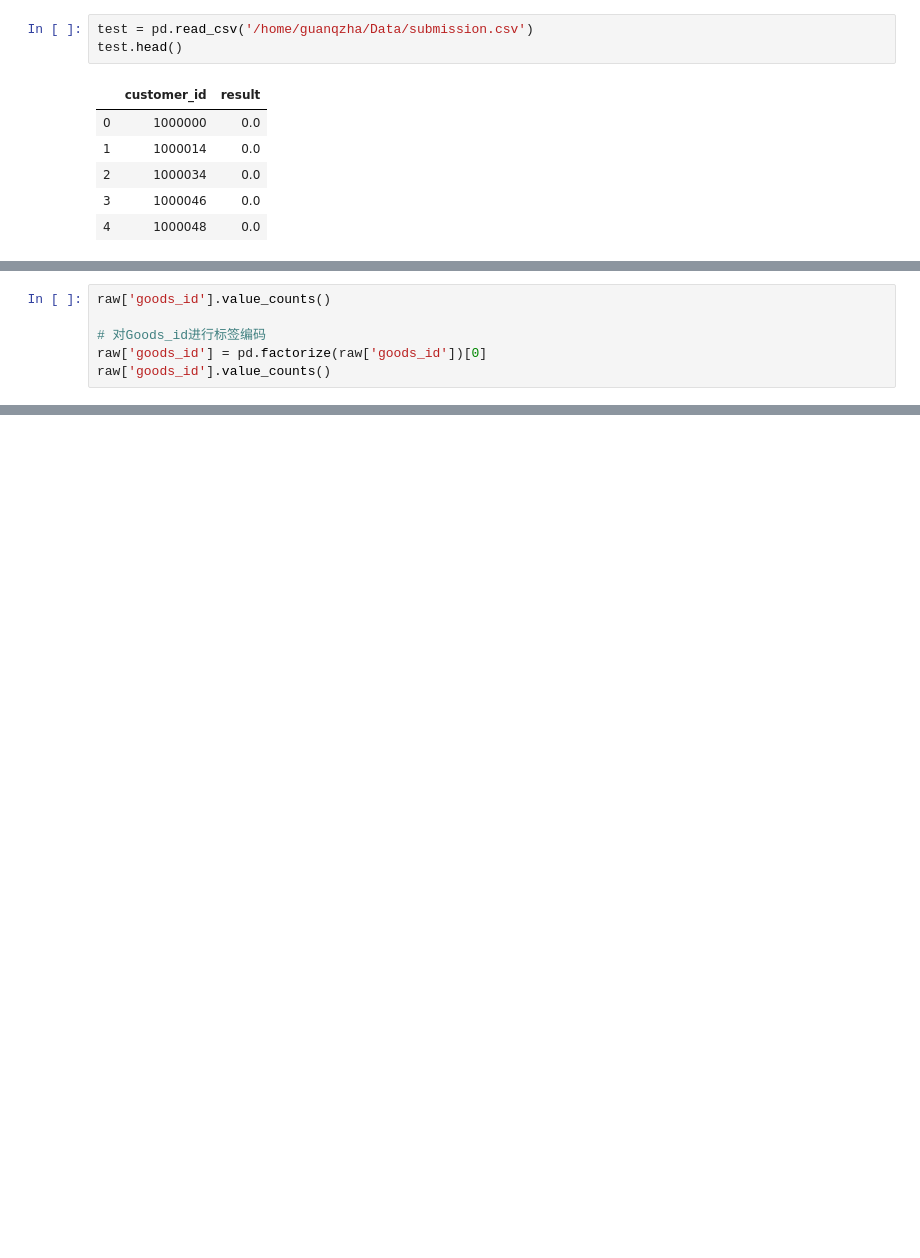
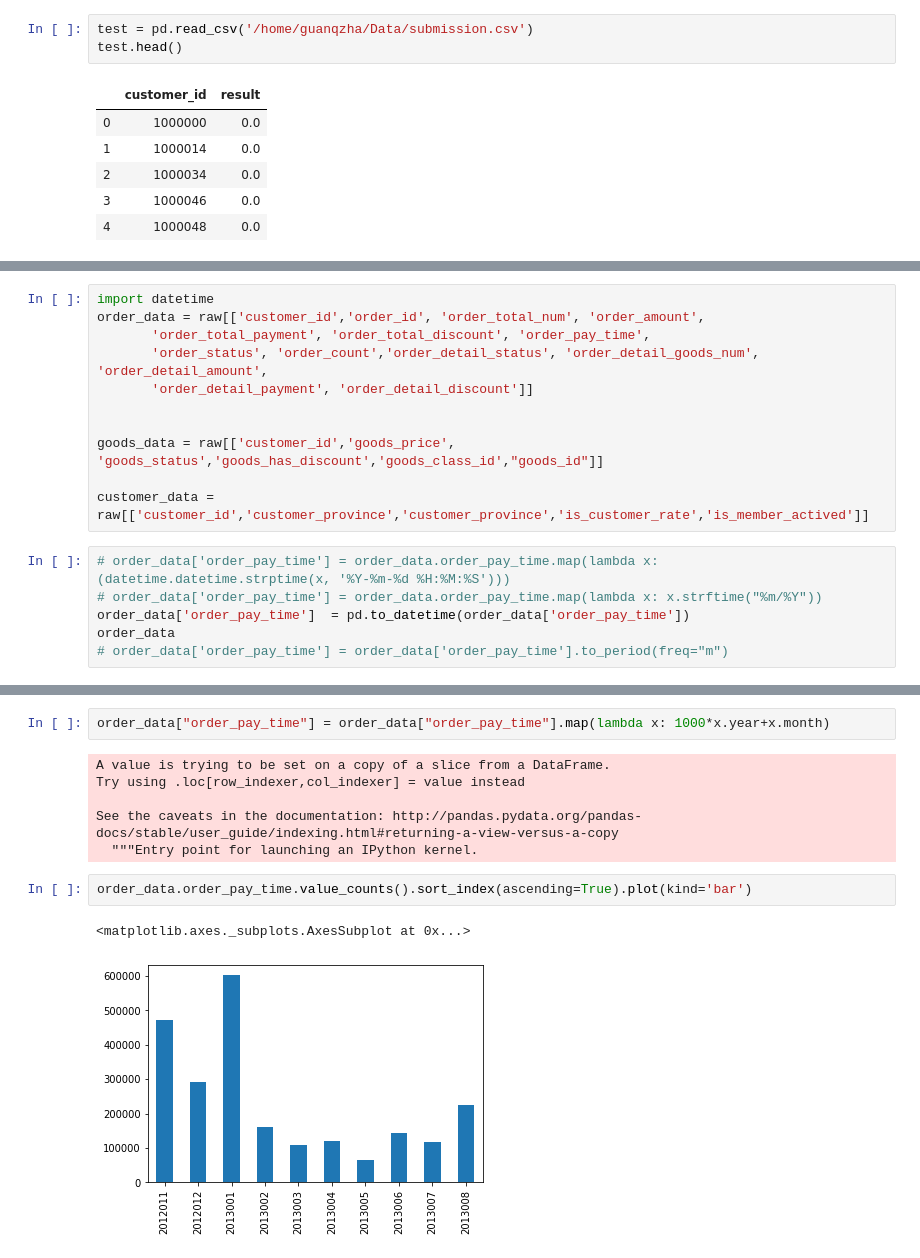
Before and after one commit to guanqin-123/kkb_notes, a Jupyter notebook: homework8.ipynb, the cells around one changed output, grey strips where cells are left out. Cells and saved outputs as stored; diff of their text form; blank space fills up the shorter version.

```diff
--- a/homework8.ipynb
+++ b/homework8.ipynb
@@ -90,6 +86,0 @@ raw.shape
-# %%
-raw['goods_id'].value_counts()
-
-# 对Goods_id进行标签编码
-raw['goods_id'] = pd.factorize(raw['goods_id'])[0]
-raw['goods_id'].value_counts()
@@ -116,0 +87,17 @@ raw['customer_gender'].isnull().sum()
+# %%
+import datetime
+order_data = raw[['customer_id','order_id', 'order_total_num', 'order_amount',
+       'order_total_payment', 'order_total_discount', 'order_pay_time',
+       'order_status', 'order_count','order_detail_status', 'order_detail_goods_num', 'order_detail_amount',
+       'order_detail_payment', 'order_detail_discount']]
+
+
+goods_data = raw[['customer_id','goods_price', 'goods_status','goods_has_discount','goods_class_id',"goods_id"]]
+
+customer_data = raw[['customer_id','customer_province','customer_province','is_customer_rate','is_member_actived']]
+# %%
+# order_data['order_pay_time'] = order_data.order_pay_time.map(lambda x: (datetime.datetime.strptime(x, '%Y-%m-%d %H:%M:%S')))
+# order_data['order_pay_time'] = order_data.order_pay_time.map(lambda x: x.strftime("%m/%Y"))
+order_data['order_pay_time']  = pd.to_datetime(order_data['order_pay_time'])
+order_data
+# order_data['order_pay_time'] = order_data['order_pay_time'].to_period(freq="m")
@@ -116,0 +123,13 @@ raw['customer_gender'].isnull().sum()
+# %%
+order_data["order_pay_time"] = order_data["order_pay_time"].map(lambda x: 1000*x.year+x.month)
+# %% [output]
+A value is trying to be set on a copy of a slice from a DataFrame.
+Try using .loc[row_indexer,col_indexer] = value instead
+
+See the caveats in the documentation: http://pandas.pydata.org/pandas-docs/stable/user_guide/indexing.html#returning-a-view-versus-a-copy
+  """Entry point for launching an IPython kernel.
+# %%
+order_data.order_pay_time.value_counts().sort_index(ascending=True).plot(kind='bar')
+# %% [output]
+<matplotlib.axes._subplots.AxesSubplot at 0x...>
+[figure, added]
```
Also changed, not shown: parts of 20 cells of this notebook.
